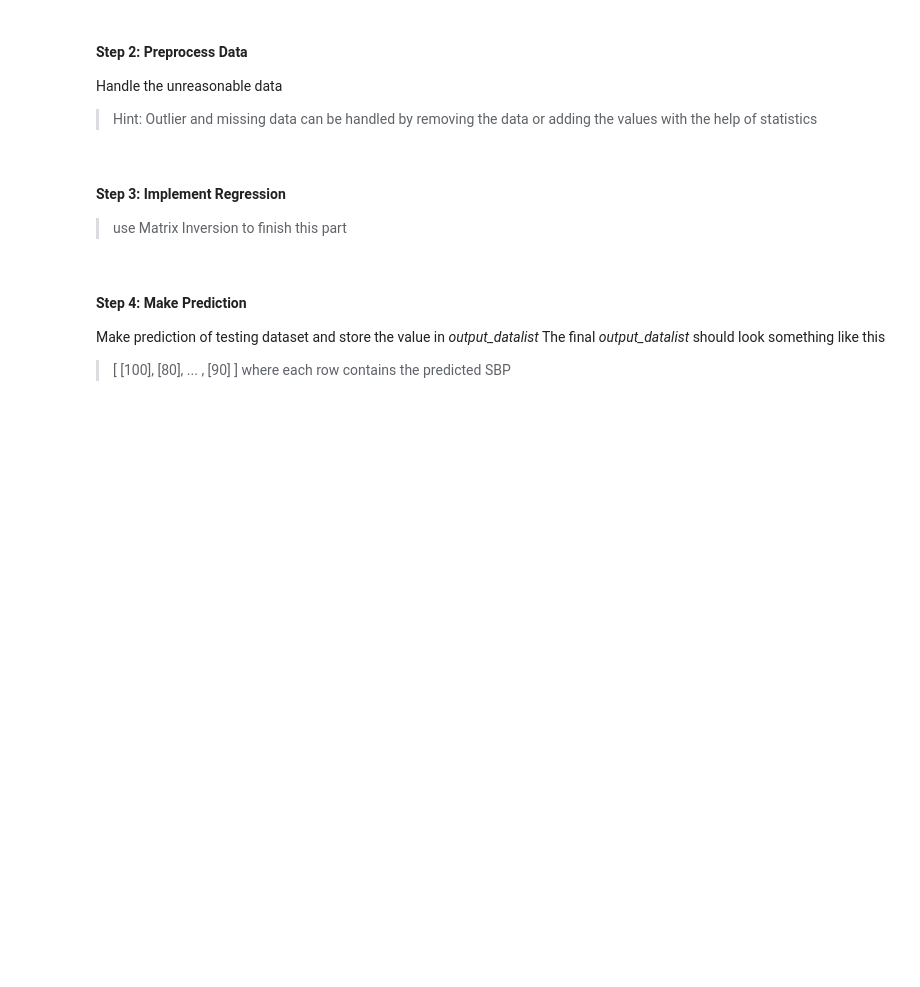
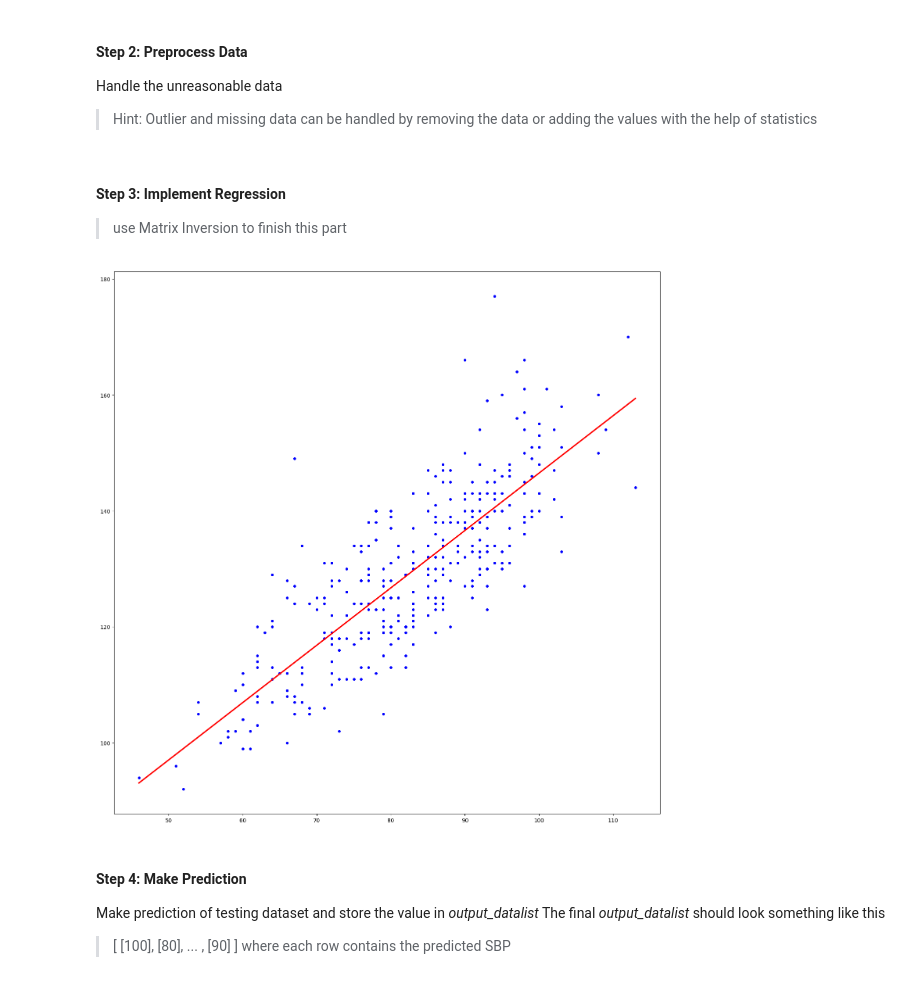
Before and after one commit to SWCst1020575/ML_Homework, a Jupyter notebook: HW1/hw1.ipynb, the cells around one changed output. Saved outputs shown, nothing was run; the diff lists cells and outputs as text; code cells hidden in the pictures; blank space fills up the shorter version.

```diff
--- a/HW1/hw1.ipynb
+++ b/HW1/hw1.ipynb
@@ -53,3 +50,11 @@ outlierStd = 2
+# %%
+# Over 2 times of standard deviation would be remove
+outlierStd = 2
+# Take 90% of data in training, 10% in validation
+trainingDataRatio = 0.9
+
+def mape(w ,predict, source):
+    print((np.abs(w[0]+w[1]*source - predict) / source).sum() / source.shape[0])
 # %% [markdown]
 ### *Load the Input File*
 First, load the basic input file **hw1_basic_training.csv** and **hw1_basic_testing.csv**
@@ -74,11 +79,11 @@ Split data in *training_datalist* into training dataset and validation dataset
 def SplitData():
     trainingDataset = training_datalist[1:].astype('int')
     r, c = trainingDataset.shape
-    trainNum = round(r*0.9)
+    trainNum = round(r*trainingDataRatio)
     np.random.shuffle(trainingDataset)
     trainingDataset, validationDataset = trainingDataset[:trainNum,:], trainingDataset[trainNum:,:]
     return trainingDataset, validationDataset
-testing_datalist = testing_datalist[1:].astype('int')
+testingDataset = testing_datalist[1:].astype('int')
 trainingDataset, validationDataset = SplitData()
 # %% [markdown]
 #### Step 2: Preprocess Data
@@ -99,16 +104,18 @@ trainingDatasetRemoveOutlier = PreprocessData()
 # %%
 def MatrixInversion():
     W = np.c_[np.ones((trainingDatasetRemoveOutlier.shape[0], 1)), trainingDatasetRemoveOutlier[:,0]]
     weights = np.linalg.inv(W.T.dot(W)).dot(W.T).dot(trainingDatasetRemoveOutlier[:,1])
     return weights
 
 weights = MatrixInversion()
 # Draw the regression line
 
 x = np.linspace(trainingDatasetRemoveOutlier[:,0].min(), trainingDatasetRemoveOutlier[:,0].max(), 1000)
-plt.scatter(trainingDatasetRemoveOutlier[:,0],trainingDatasetRemoveOutlier[:,1])
+plt.plot(trainingDatasetRemoveOutlier[:,0],trainingDatasetRemoveOutlier[:,1],'bo',markersize=4)
 plt.plot(x, weights[0]+weights[1]*x,color='red', linewidth=2.5)
 plt.show()
+# %% [output]
+[figure, added]
 # %% [markdown]
 #### Step 4: Make Prediction
 Make prediction of testing dataset and store the value in *output_datalist*
```
Also changed, not shown: parts of 18 cells of this notebook.
